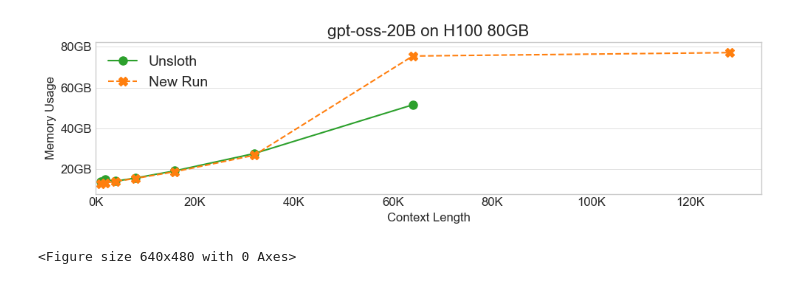
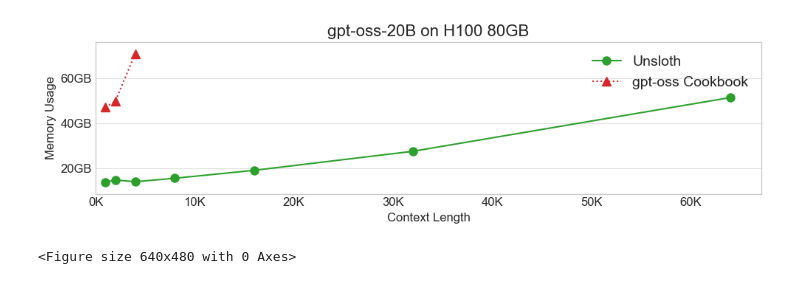
Before and after one commit to Erland366/paper_plotting, a Jupyter notebook: unsloth/gpt_oss_plot.ipynb, the cells around one changed output. Cells and saved outputs as stored; diff of their text form; code cells hidden in the pictures.

Commit message:
Add gpt_oss_plot.pdf generated by Matplotlib

```diff
--- a/unsloth/gpt_oss_plot.ipynb
+++ b/unsloth/gpt_oss_plot.ipynb
@@ -3,11 +3,11 @@ import matplotlib.pyplot as plt
 import matplotlib.ticker as mticker
 import io
 import pandas as pd
-import numpy as np
+import re
 
 # --- Data from both runs ---
 
-# Data from your first message
+# Data from your first message (Original Run)
 data_string_1 = """
 fr_gpt-oss_with_flex_65536	55376150528
 fr_gpt-oss_with_flex_32768	29736370176
@@ -18,70 +18,77 @@ fr_gpt-oss_with_flex_2048	16062939136
 fr_gpt-oss_with_flex_1024	14827716608
 """
 
-# Data from your second message
-data_string_2 = """
-fr_gpt-oss_with_flex_131072	82834161664
-fr_gpt-oss_with_flex_65536	81049485312
-fr_gpt-oss_with_flex_32768	28855566336
-fr_gpt-oss_with_flex_16384	20192231424
-fr_gpt-oss_with_flex_8192	16627073024
-fr_gpt-oss_with_flex_4096	15073083392
-fr_gpt-oss_with_flex_2048	14316011520
-fr_gpt-oss_with_flex_1024	13959495680
+# The new OOM data you provided
+data_string_oom = """
+gpt_oss_cook_book_1024 = 47.3 GB
+gpt_oss_cook_book_2048 = 50 GB
+gpt_oss_cook_book_4096 = 71.1 GB
 """
 
-# --- Reusable function to process the data ---
+# --- Processing functions for each data format ---
+
 def process_wandb_data(data_string):
-    """Parses the raw string data into a clean DataFrame."""
+    """Parses the original 'run\tbytes' format."""
     df = pd.read_csv(io.StringIO(data_string.strip()), sep='\t', header=None, names=['run', 'memory_bytes'])
     df['context_length_k'] = df['run'].str.split('_').str[-1].astype(int) / 1024
     df['memory_gb'] = df['memory_bytes'] / (1024**3)
     return df.sort_values('context_length_k')
 
-# Process both datasets
+def process_oom_data(data_string):
+    """Parses the new 'run = value GB' format."""
+    lines = data_string.strip().split('\n')
+    data = []
+    for line in lines:
+        name_part, value_part = line.split('=')
+        # Extract the last number for context length
+        context_length = int(re.findall(r'\d+$', name_part.strip())[0])
+        # Extract the float value for memory
+        memory = float(re.findall(r'[\d\.]+', value_part)[0])
+        data.append({'context_length_k': context_length / 1024, 'memory_gb': memory})
+    return pd.DataFrame(data).sort_values('context_length_k')
+
+# Process both datasets using their respective functions
 df1 = process_wandb_data(data_string_1)
-df2 = process_wandb_data(data_string_2)
+df_oom = process_oom_data(data_string_oom)
 
 # --- Create the plot ---
 plt.style.use('seaborn-v0_8-whitegrid')
 fig, ax = plt.subplots(figsize=(10, 3))
 
 # Plot data from the first run
 ax.plot(df1['context_length_k'], df1['memory_gb'], marker='o', linestyle='-', color='#2ca02c', label='Unsloth', markersize=8)
 
-# Plot data from the second run
-ax.plot(df2['context_length_k'], df2['memory_gb'], marker='X', linestyle='--', color='#ff7f0e', label='New Run', markersize=8)
-
+# Plot data from the OOM run
+ax.plot(df_oom['context_length_k'], df_oom['memory_gb'], marker='^', linestyle=':', color='#d62728', label='gpt-oss Cookbook', markersize=9)
 
 # --- Style the graph for clear comparison ---
 ax.set_title('gpt-oss-20B on H100 80GB', fontsize=16)
 ax.set_xlabel('Context Length', fontsize=12)
 ax.set_ylabel('Memory Usage', fontsize=12)
 
 # Format axes
 ax.yaxis.set_major_formatter(mticker.FuncFormatter(lambda y, _: f'{int(round(y))}GB'))
 ax.xaxis.set_major_formatter(mticker.FuncFormatter(lambda x, _: f'{int(x)}K'))
 ax.tick_params(axis='both', which='major', labelsize=12)
 
 # Set axis limits to encompass all data points
-min_gb = min(df1['memory_gb'].min(), df2['memory_gb'].min())
-max_gb = max(df1['memory_gb'].max(), df2['memory_gb'].max())
+min_gb = min(df1['memory_gb'].min(), df_oom['memory_gb'].min())
+max_gb = max(df1['memory_gb'].max(), df_oom['memory_gb'].max())
 ax.set_ylim(bottom=min_gb - 5, top=max_gb + 5)
 ax.set_xlim(left=0)
 
-
 # Add a legend to distinguish the lines
-ax.legend(fontsize=14, frameon=False, loc='upper left', ncol=1)
+ax.legend(fontsize=14, frameon=False, loc='upper right', ncol=1)
 
 # Make the grid lighter
 ax.yaxis.grid(True, which='major', linestyle='-', linewidth=0.5, color='lightgray')
 ax.xaxis.grid(False)
 
 plt.tight_layout()
-plt.savefig('gpt_oss_memory_comparison.pdf', format='pdf')
+plt.savefig('gpt_oss_plot.pdf', format='pdf')
 plt.show()
 # %% [output]
-[figure, old version]
+[figure, new version]
 # %%
 # Save to pdf
 # %% [output]
```
Also changed, not shown: 1 other file.
